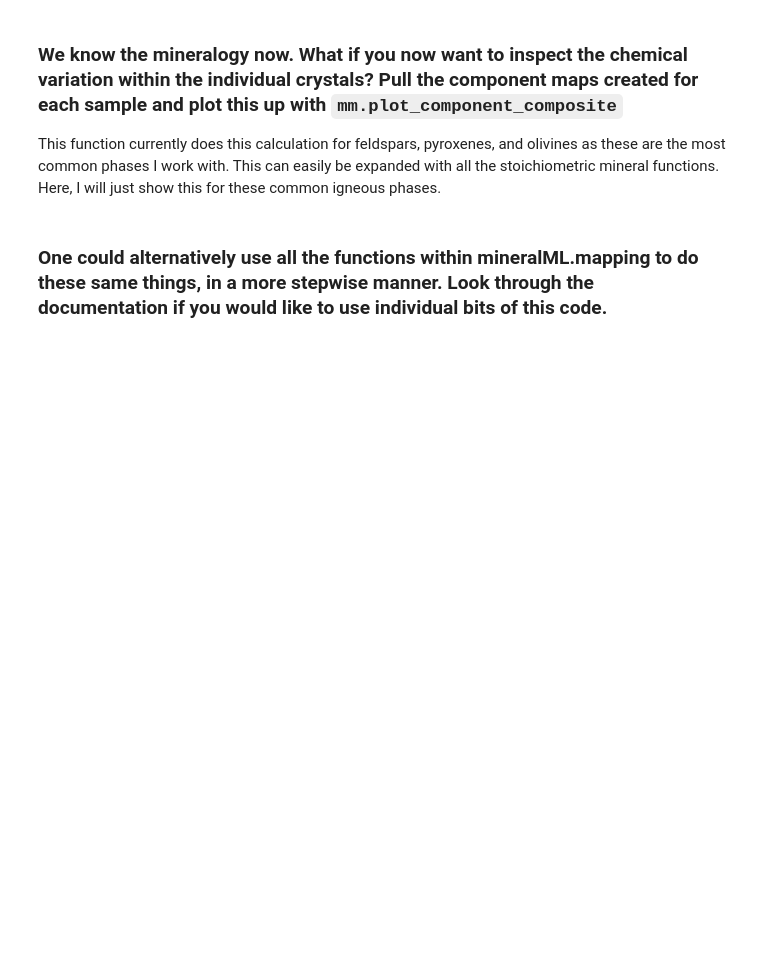
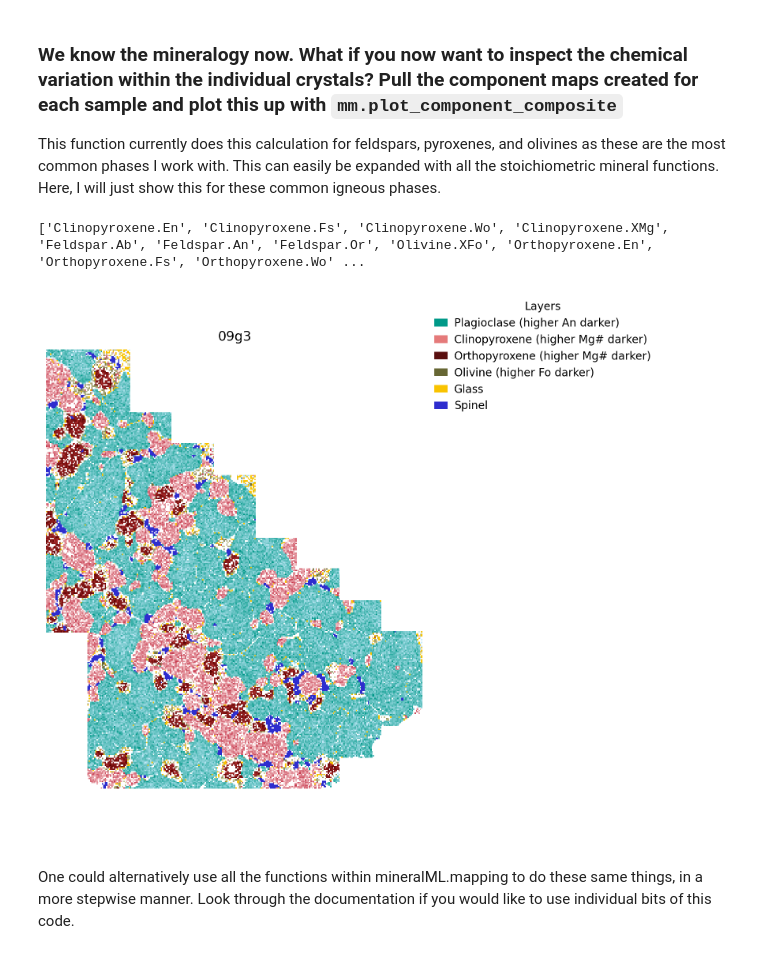
Before and after one commit to sarahshi/mineralML, a Jupyter notebook: docs/examples/mineralML_mapping.ipynb, the cells around one changed output. Saved outputs shown, nothing was run; the diff lists cells and outputs as text; code cells hidden in the pictures; blank space fills up the shorter version.

```diff
--- a/docs/examples/mineralML_mapping.ipynb
+++ b/docs/examples/mineralML_mapping.ipynb
@@ -125,11 +266,14 @@ This function currently does this calculation for feldspars, pyroxenes, and oliv
 # %%
 # Inspect what’s available:
 print(sorted(output["component_maps"].keys()))
 
 #  Plot map highlighting internal compositional variation
-fig, ax = mm.plot_component_composite(output,
-                                      name="09g3",
-                                      smooth_sigma=0.25,
-                                      )
+fig = mm.plot_component_composite(output,
+                                  name="09g3",
+                                  smooth_sigma=0.25,
+                                  )
+# %% [output]
+['Clinopyroxene.En', 'Clinopyroxene.Fs', 'Clinopyroxene.Wo', 'Clinopyroxene.XMg', 'Feldspar.Ab', 'Feldspar.An', 'Feldspar.Or', 'Olivine.XFo', 'Orthopyroxene.En', 'Orthopyroxene.Fs', 'Orthopyroxene.Wo' ...
+[figure, added]
 # %% [markdown]
-### One could alternatively use all the functions within mineralML.mapping to do these same things, in a more stepwise manner. Look through the documentation if you would like to use individual bits of this code.
+One could alternatively use all the functions within mineralML.mapping to do these same things, in a more stepwise manner. Look through the documentation if you would like to use individual bits of this code.
```
Also changed, not shown: parts of 12 cells of this notebook.
